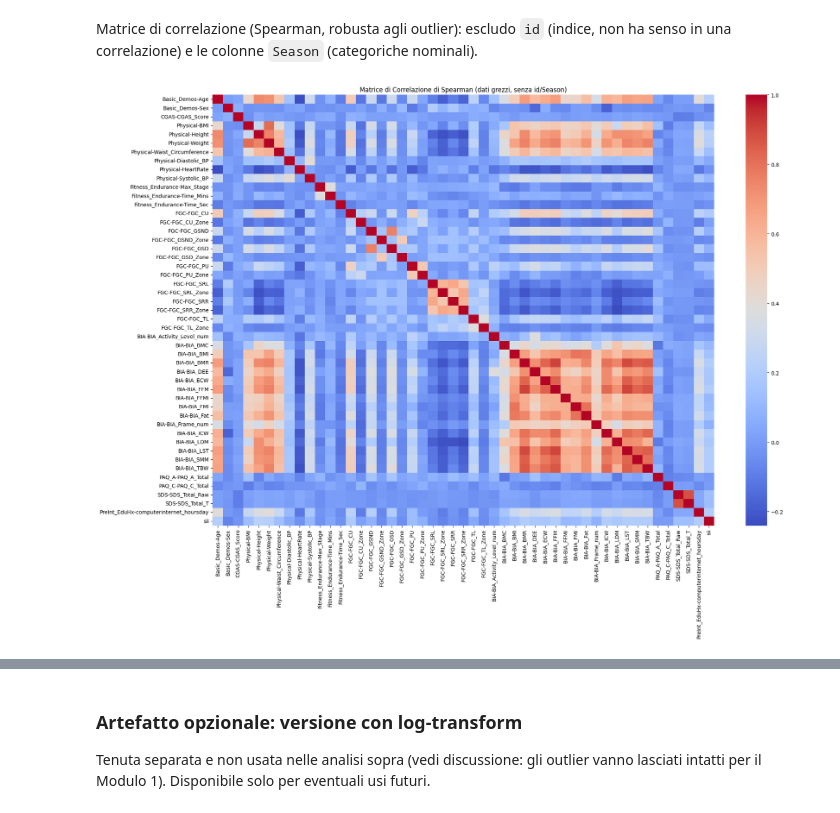
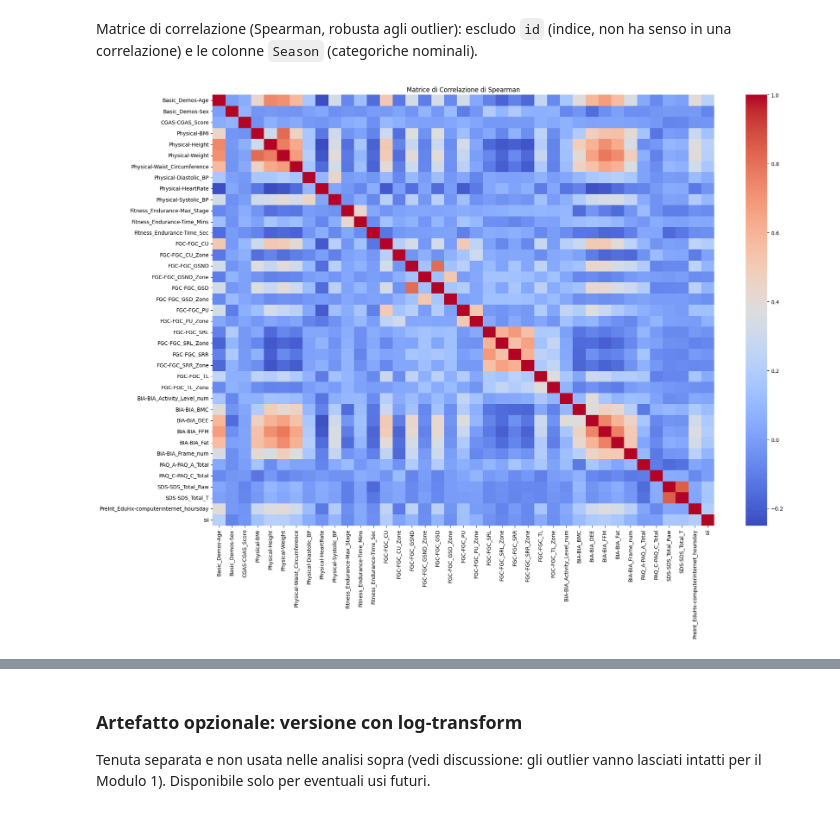
Before and after one commit to pietrogagliardi733/DATA-MINING-2-, a Jupyter notebook: DATA_UND_PREP/Data_Preparation.ipynb, the cells around one changed output, grey strips where cells are left out. Drawn from its saved outputs; the diff is of its cells as text; code cells hidden in the pictures.

```diff
--- a/DATA_UND_PREP/Data_Preparation.ipynb
+++ b/DATA_UND_PREP/Data_Preparation.ipynb
@@ -168,6 +154,13 @@ for col in sample_cont + sample_cat:
 
     gs = GridSearchCV(base, param_grid, cv=KFold(5, shuffle=True, random_state=RANDOM_STATE),
                        scoring=scoring, n_jobs=-1)
+    gs = GridSearchCV(
+        base,
+        param_grid,
+        cv=KFold(5, shuffle=True, random_state=RANDOM_STATE),
+        scoring=scoring,
+        n_jobs=1  # avoid _posixsubprocess import error
+    )
     gs.fit(Xc, yc)
     cv_results.append({
         "colonna": col, "tipo": "continua" if col in cont_cols else "categorica",
@@ -412,0 +393,35 @@ Integrita' categoriche (nessun valore spurio ammesso):
+# %%
+THR = 0.85
+bia_cont = [c for c in X_train.columns if c.startswith("BIA-BIA_") and c in cont_cols]
+sp_bia = X_train[bia_cont].dropna().corr(method="spearman")
+print(f"Correlazione calcolata su {len(X_train[bia_cont].dropna())} righe di train con tutte le BIA osservate")
+
+# gruppi = componenti connesse del grafo con archi |rho| >= THR
+adj = {c: {d for d in bia_cont if d != c and abs(sp_bia.loc[c, d]) >= THR} for c in bia_cont}
+seen, bia_groups = set(), []
+for c in bia_cont:
+    if c in seen:
+        continue
+    stack, comp = [c], set()
+    while stack:
+        x = stack.pop()
+        if x not in comp:
+            comp.add(x)
+            stack.extend(adj[x] - comp)
+    seen |= comp
+    bia_groups.append(sorted(comp))
+
+for g in bia_groups:
+    print([c.replace("BIA-BIA_", "") for c in g])
+
+bia_keep = ["BIA-BIA_FFM", "BIA-BIA_Fat"]   # rappresentanti scelti (uno per gruppo con piu' colonne)
+bia_drop = []
+for g in bia_groups:
+    if len(g) > 1:
+        reps = [c for c in g if c in bia_keep]
+        assert len(reps) == 1, f"il gruppo {g} deve avere esattamente un rappresentante"
+        bia_drop += [c for c in g if c not in bia_keep]
+
+print("\nColonne BIA rimosse:", [c.replace("BIA-BIA_", "") for c in bia_drop])
+df_final = df_final.drop(columns=bia_drop)
+print(f"Colonne nel dataset finale: {df_final.shape[1]}")
@@ -446,14 +529,14 @@ Matrice di correlazione (Spearman, robusta agli outlier): escludo `id` (indice,
 # %%
 season_cols_all = [c for c in df_final.columns if "Season" in c]
 corr_df = df_final.drop(columns=season_cols_all + ["id"])
 
 plt.figure(figsize=(20, 15))
 sns.heatmap(corr_df.corr(method="spearman"), cmap="coolwarm", cbar=True)
-plt.title("Matrice di Correlazione di Spearman (dati grezzi, senza id/Season)")
+plt.title("Matrice di Correlazione di Spearman")
 plt.tight_layout()
 plt.show()
 # %% [output]
-[figure, old version]
+[figure, new version]
 # %%
 bia_cols = [c for c in corr_df.columns if c.startswith("BIA")]
 plt.figure(figsize=(12, 10))
```
Also changed, not shown: parts of 23 cells of this notebook.
